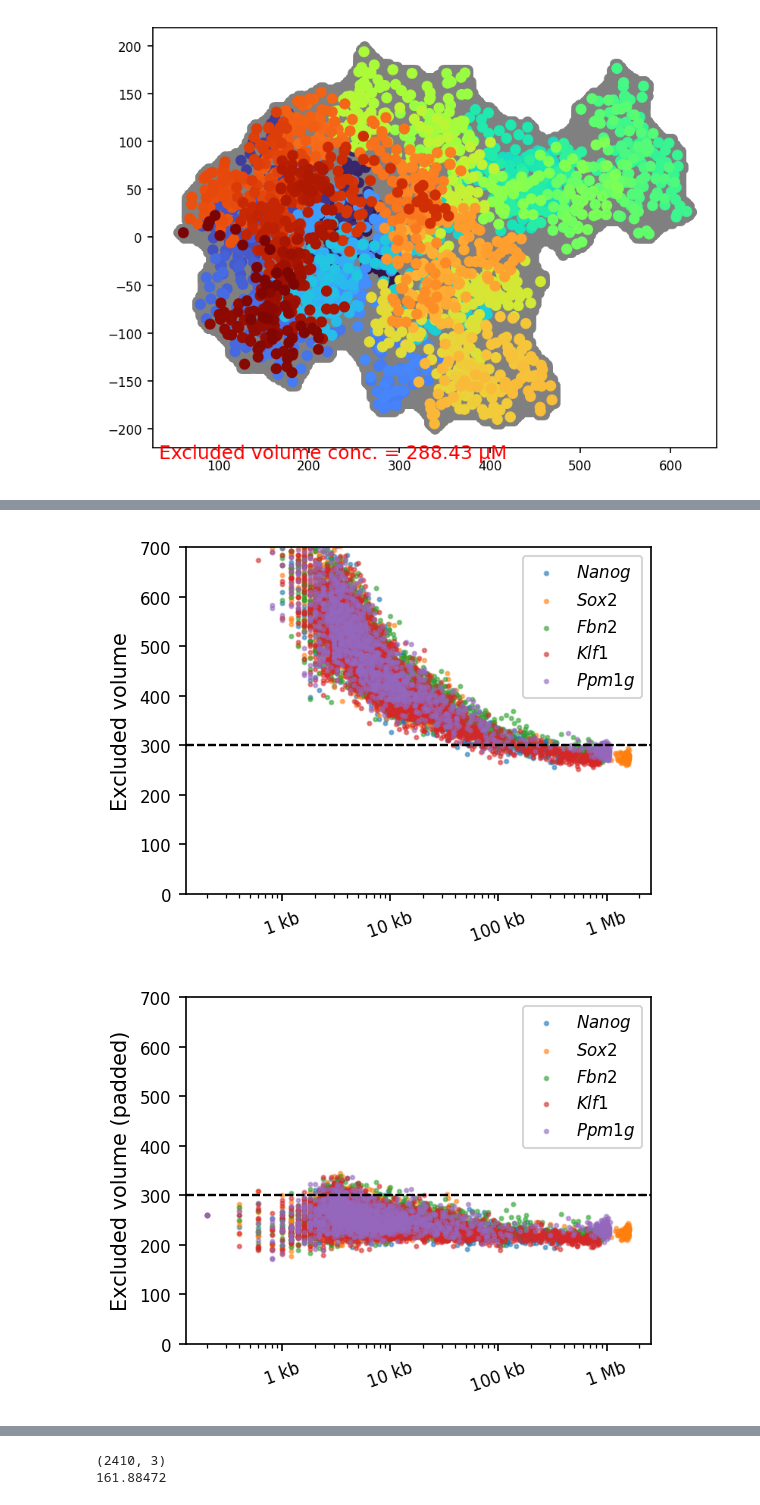
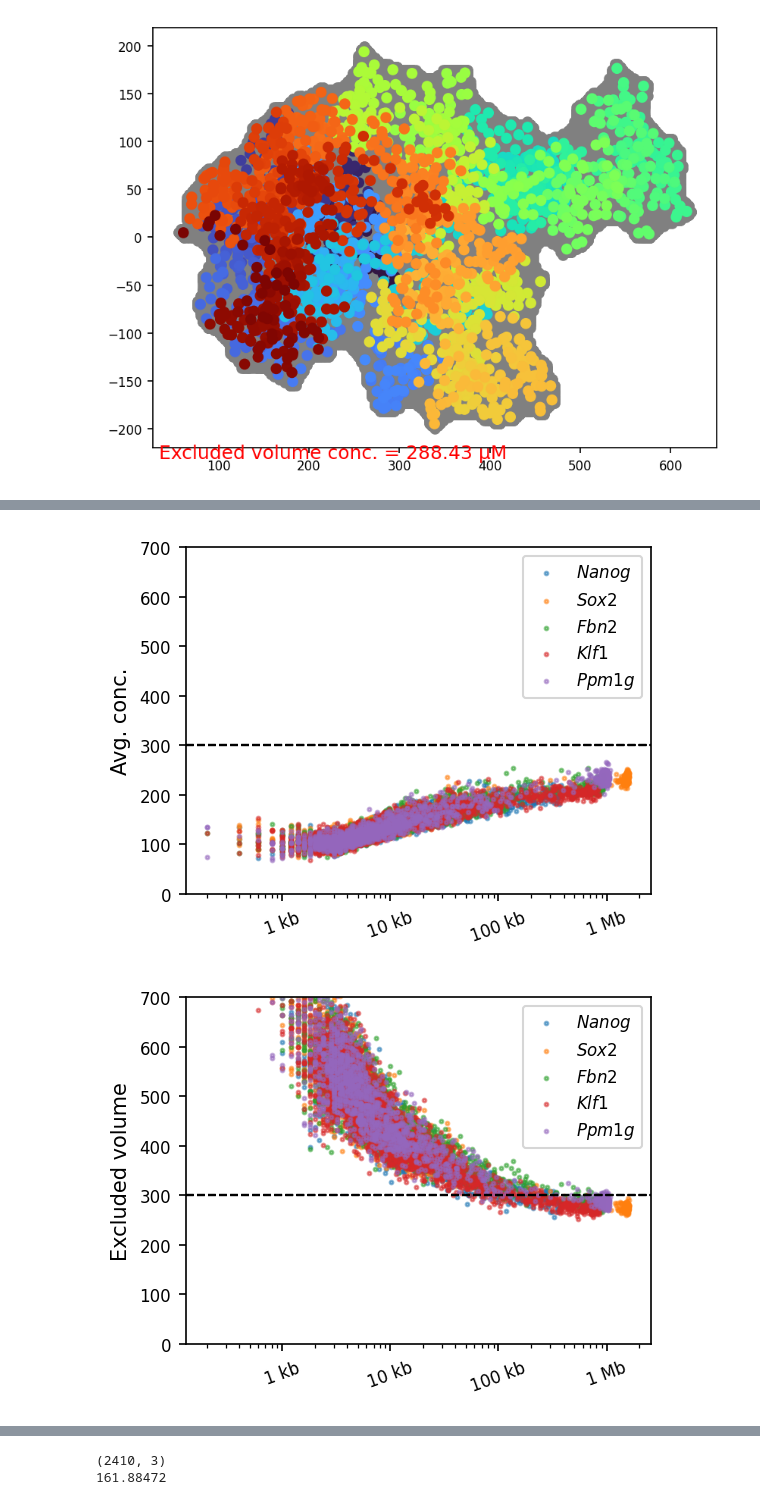
Before and after one commit to ZhangGroup-MITChemistry/maxentnuc, a Jupyter notebook: figures/density.ipynb, the cells around one changed output, grey strips where cells are left out. Saved outputs shown, nothing was run; the diff lists cells and outputs as text; code cells hidden in the pictures.

Commit message:
Notebook updates including new figures added in response.

```diff
--- a/figures/density.ipynb
+++ b/figures/density.ipynb
@@ -495,6 +485,15 @@ for name in main_names:
             maxconc[name] += [np.max(conc[domain.labels == cluster])]
     maxconc[name] = np.array(maxconc[name])
 
+avgconc = {}
+for name in main_names:
+    avgconc[name] = []
+    for domain in tqdm(domains[name]):
+        conc = domain.get_concentrations(radius=40)
+        for cluster in range(domain.n_clusters):
+            avgconc[name] += [np.mean(conc[domain.labels == cluster])]
+    avgconc[name] = np.array(avgconc[name])
+
 probe = {}
 for name in main_names:
     probe[name] = []
@@ -525,8 +524,8 @@ for name in main_names:
             probe_20_pad[name] += [to_micromolar(len(points), volume)]
     probe_20_pad[name] = np.array(probe_20_pad[name])
 # %%
-for method, values in zip(['Rg', 'Max. conc.', 'Excluded volume', 'Excluded volume (padded)', 'Excluded volume (20)'],
-                          [rgs, maxconc, probe, probe_pad, probe_20_pad]):
+for method, values in zip(['Rg', 'Max. conc.', 'Avg. conc.', 'Excluded volume', 'Excluded volume (padded)', 'Excluded volume (20)'],
+                          [rgs, maxconc, avgconc, probe, probe_pad, probe_20_pad]):
     f, axs = plt.subplots(1, len(main_names), figsize=(10, 1.5), sharey=True, sharex=True,)
     for name, ax in zip(main_names, axs):
         for name2 in main_names:
@@ -581,18 +586,18 @@ ppm1g Excluded volume (20): 247.77 ± 7.82
 # %%
-for method, values in zip(['Max. conc.', 'Excluded volume', 'Excluded volume (padded)'], [maxconc, probe, probe_pad]):
+for method, values in zip(['Max. conc.', 'Avg. conc.', 'Excluded volume', 'Excluded volume (padded)'], [maxconc, avgconc, probe, probe_pad]):
     f, ax = plt.subplots(figsize=(4, 3))
     for name in main_names:
         ax.scatter(sizes[name], values[name], s=3, label=stylized_names[name], alpha=0.5, rasterized=True)
         ax.set_ylim(0, 700)
         ax.axhline(300, color='k', ls='--', lw=1)
         ax.set_xscale('log')
     ax.set_ylabel(method)
     ax.legend()
     format_ticks(ax, y=False)
 
     plt.savefig(f'img/density_{method}_merged.pdf', bbox_inches='tight')
     plt.show()
 # %% [output]
 [figure]
-[figure, old version]
+[figure, new version]
-[figure, old version]
+[figure, new version]
```
Also changed, not shown: parts of 6 cells of this notebook, 11 other files.
